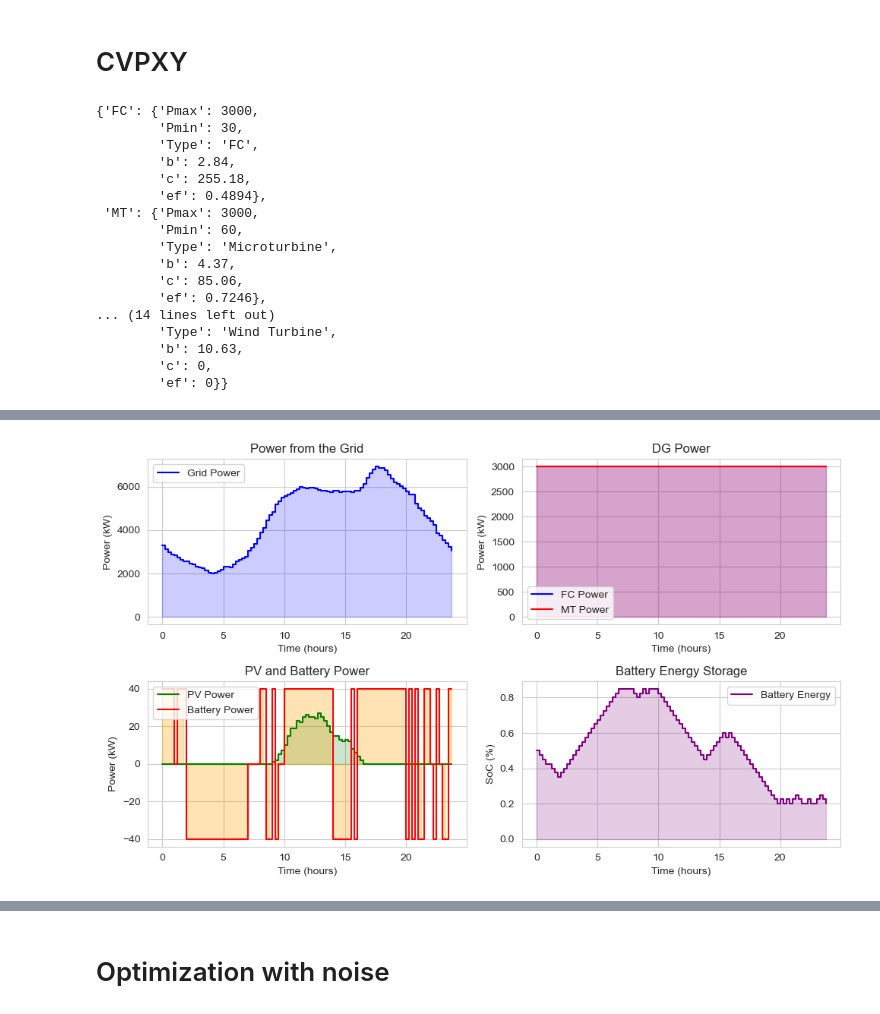
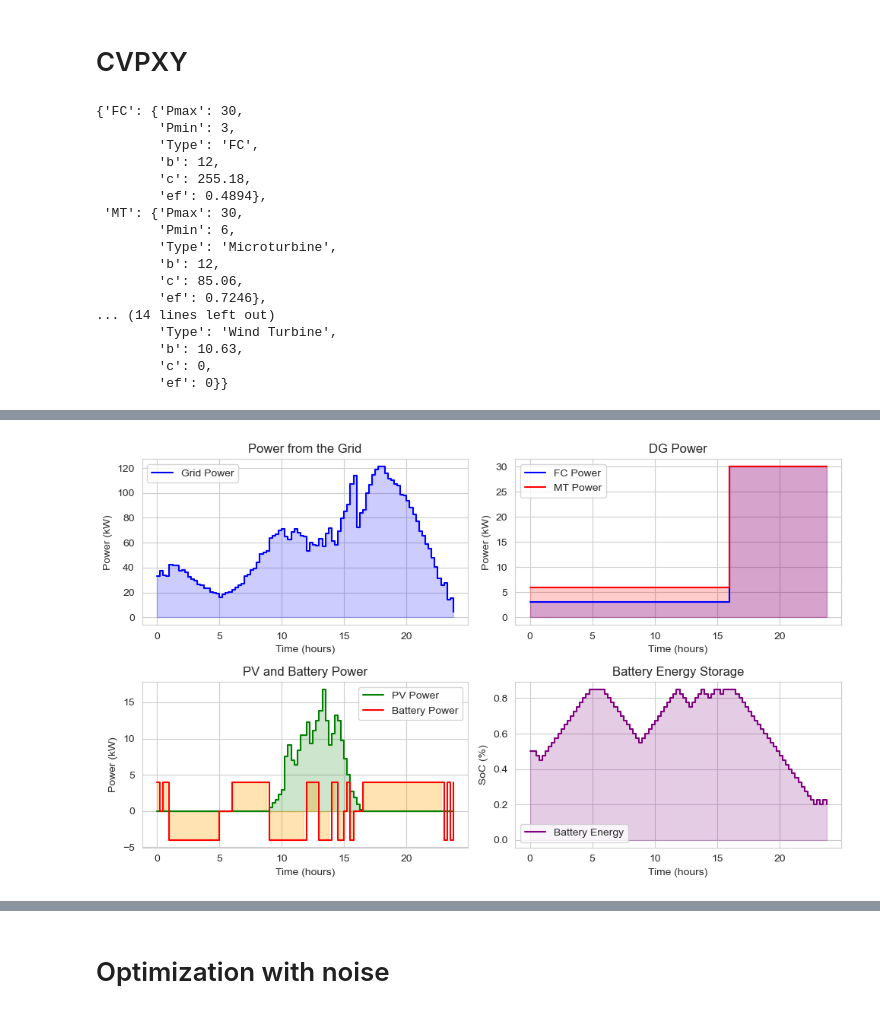
Before and after one commit to arbit3rr/ES-Temporal-RL, a Jupyter notebook: 3. MILP_solution.ipynb, the cells around one changed output, grey strips where cells are left out. Cells and saved outputs as stored; diff of their text form; code cells hidden in the pictures.

```diff
--- a/3. MILP_solution.ipynb
+++ b/3. MILP_solution.ipynb
@@ -140,17 +148,17 @@ noisy_series = plot_2d_samples(t, pv_data, start_time=1, base_noise_std=0.2, num
 # Define the dictionary
 DG_coeffs = {
     "MT": {
-        "Pmin": 60,  # kW
-        "Pmax": 3000, # kW
-        "b" : 4.37, # €/kWh
+        "Pmin": 6,  # kW
+        "Pmax": 30, # kW
+        "b" : 12, # €/kWh
         "c": 85.06, # €/h
         "ef": 724.6/1000,# kg/kWh
         "Type": "Microturbine"
     },
     "FC": {
-        "Pmin": 30,   # kW
-        "Pmax": 3000,  # kW
-        "b": 2.84,   # €/kWh
+        "Pmin": 3,   # kW
+        "Pmax": 30,  # kW
+        "b": 12,   # €/kWh
         "c": 255.18, # €/h
         "ef": 489.4/1000, # kg/kWh
         "Type": "FC"
@@ -184,16 +192,16 @@ DG_coeffs = {
 # Print the dictionary
 pprint(DG_coeffs)
 # %% [output]
-{'FC': {'Pmax': 3000,
-        'Pmin': 30,
+{'FC': {'Pmax': 30,
+        'Pmin': 3,
         'Type': 'FC',
-        'b': 2.84,
+        'b': 12,
         'c': 255.18,
         'ef': 0.4894},
- 'MT': {'Pmax': 3000,
-        'Pmin': 60,
+ 'MT': {'Pmax': 30,
+        'Pmin': 6,
         'Type': 'Microturbine',
-        'b': 4.37,
+        'b': 12,
         'c': 85.06,
         'ef': 0.7246},
 ... (14 lines left out)
@@ -204,17 +326,17 @@ pprint(DG_coeffs)
 # %%
 
-def solve_opt(pv_data_i, wt_data_i):
+def solve_opt(pv_data_i, wt_data_i, load_data_i, price_data_i, co2_data_i):
     # Parameters
     num_time_steps = len(pv_data_i)
     time_resolution = 0.25
 
     # Storage constraints
-    storage_capacity = 400  # Example capacity
+    storage_capacity = 40  # Example capacity
     capacity_high_limit = 0.85
     capacity_low_limit = 0.2
 
-    PGmax = 20000
-    PBmax = 40
+    PGmax = 200
+    PBmax = 4
 
     # Decision Variables
     p_grid = cp.Variable(num_time_steps)
@@ -227,7 +349,7 @@ def solve_opt(pv_data_i, wt_data_i):
     constraints = []
 
     # Power balance constraints
-    constraints.append(2*pv_data_i + wt_data_i + p_grid + p_FC + p_MT + p_storage == load_data)
+    constraints.append(2*pv_data_i + wt_data_i + p_grid + p_FC + p_MT + p_storage == load_data_i)
 
     # Grid constraints
     constraints.append(p_grid <= PGmax)
@@ -254,7 +376,7 @@ def solve_opt(pv_data_i, wt_data_i):
 
     # Objective: Minimize total grid power usage, slack, and smoothing
     objective = cp.Minimize(
-        cp.sum(cp.multiply(price_data, p_grid) + 0.01*cp.multiply(co2_data, p_grid)) +
+        cp.sum(cp.multiply(price_data_i, p_grid) + 0.01*cp.multiply(co2_data_i, p_grid)) +
         cp.sum(DG_coeffs['FC']['c'] + cp.multiply(DG_coeffs['FC']['b'], p_FC) + 0.01*cp.multiply(DG_coeffs['FC']['ef'], p_FC)) +
         cp.sum(DG_coeffs['MT']['c'] + cp.multiply(DG_coeffs['MT']['b'], p_MT) + 0.01*cp.multiply(DG_coeffs['MT']['ef'], p_MT))
     )
@@ -321,7 +443,13 @@ def solve_opt(pv_data_i, wt_data_i):
     return p_grid.value, p_FC.value, p_MT.value, p_storage.value, storage_energy.value
 
 
-p_grid, p_FC, p_MT, p_storage, storage_energy = solve_opt(pv_data, wt_data)
+DAY_NUM = 0
+
+p_grid, p_FC, p_MT, p_storage, storage_energy = solve_opt(dataset[DAY_NUM]["solar"],
+                                                          dataset[DAY_NUM]["wind"],
+                                                          dataset[DAY_NUM]["load"],
+                                                          dataset[DAY_NUM]["price"],
+                                                          dataset[DAY_NUM]["emission_factor"])
 # %% [output]
 ===============================================================================
                                      CVXPY
@@ -343 +471 @@ Optimal objective value: 43018018.09400606
-[figure, old version]
+[figure, new version]
```
Also changed, not shown: parts of 8 cells of this notebook, 1 other file.
